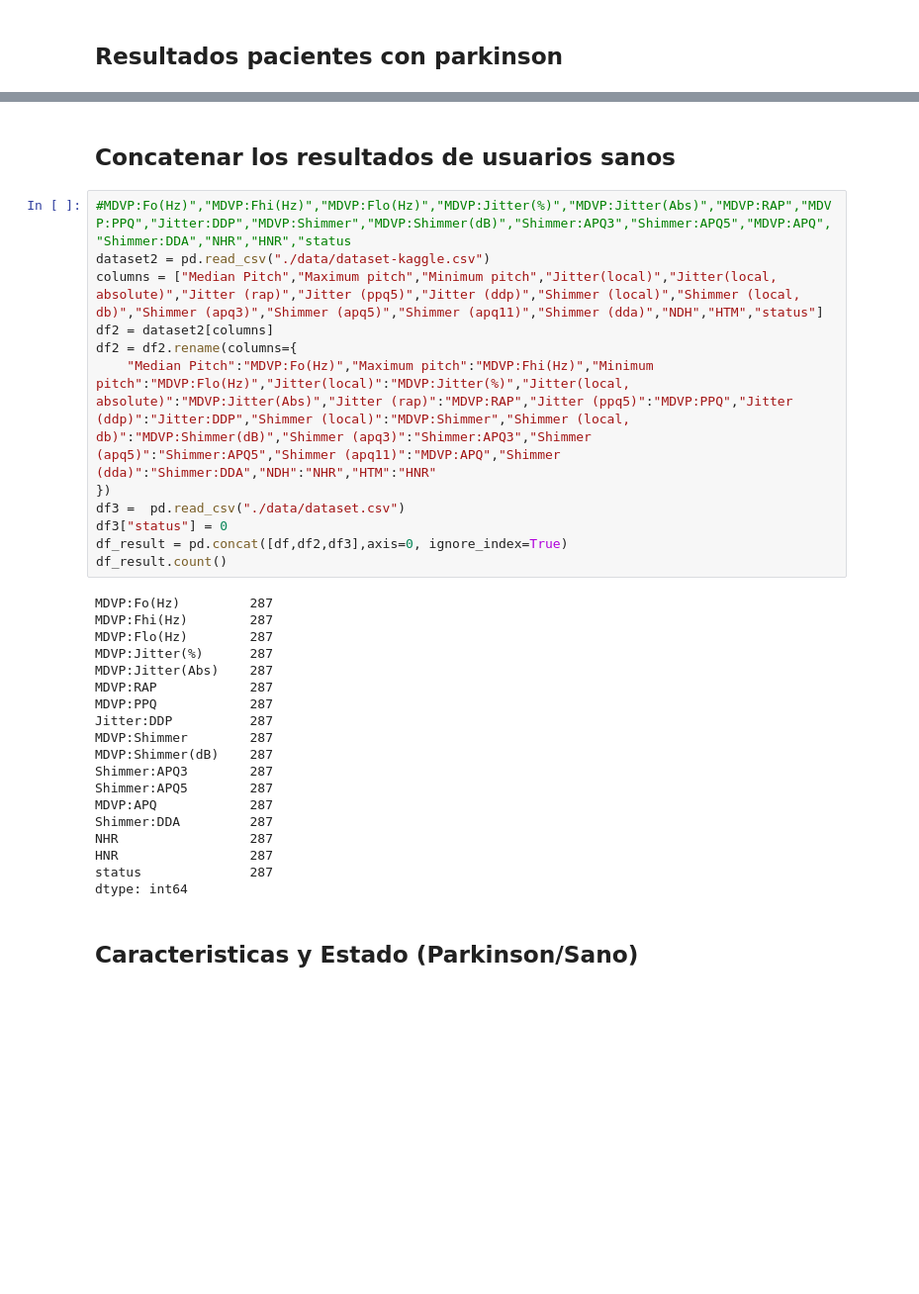
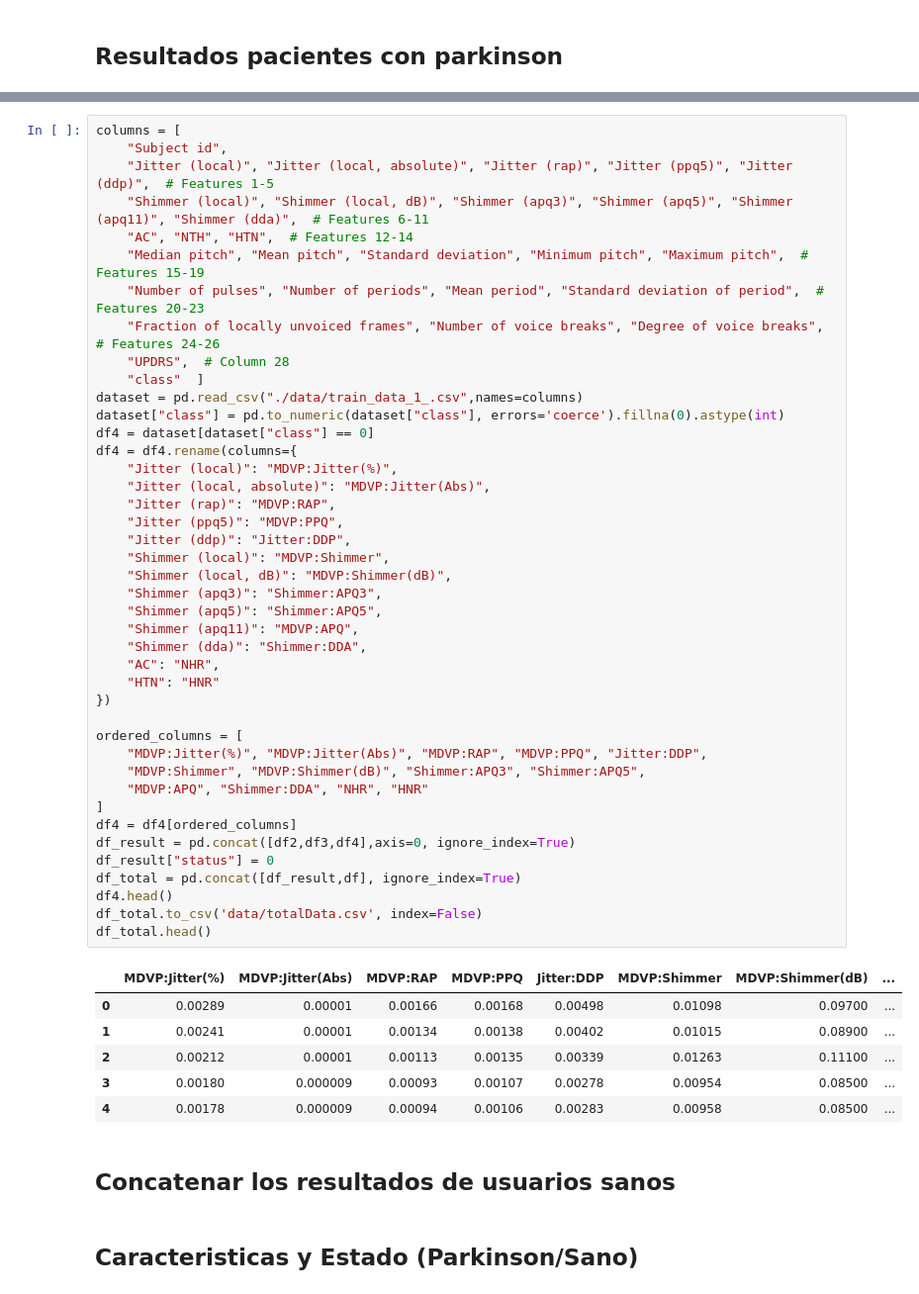
Before and after one commit to lggradosm/parkinson-server, a Jupyter notebook: entrenamiento.ipynb, the cells around one changed output, grey strips where cells are left out. Shown at 99% size. Cells and saved outputs as stored; diff of their text form; blank space fills up the shorter version.

```diff
--- a/entrenamiento.ipynb
+++ b/entrenamiento.ipynb
@@ -52,36 +143,54 @@ dtype: int64
+# %%
+columns = [
+    "Subject id",
+    "Jitter (local)", "Jitter (local, absolute)", "Jitter (rap)", "Jitter (ppq5)", "Jitter (ddp)",  # Features 1-5
+    "Shimmer (local)", "Shimmer (local, dB)", "Shimmer (apq3)", "Shimmer (apq5)", "Shimmer (apq11)", "Shimmer (dda)",  # Features 6-11
+    "AC", "NTH", "HTN",  # Features 12-14
+    "Median pitch", "Mean pitch", "Standard deviation", "Minimum pitch", "Maximum pitch",  # Features 15-19
+    "Number of pulses", "Number of periods", "Mean period", "Standard deviation of period",  # Features 20-23
+    "Fraction of locally unvoiced frames", "Number of voice breaks", "Degree of voice breaks",  # Features 24-26
+    "UPDRS",  # Column 28
+    "class"  ]
+dataset = pd.read_csv("./data/train_data_1_.csv",names=columns)
+dataset["class"] = pd.to_numeric(dataset["class"], errors='coerce').fillna(0).astype(int)
+df4 = dataset[dataset["class"] == 0]
+df4 = df4.rename(columns={
+    "Jitter (local)": "MDVP:Jitter(%)",
+    "Jitter (local, absolute)": "MDVP:Jitter(Abs)",
+    "Jitter (rap)": "MDVP:RAP",
+    "Jitter (ppq5)": "MDVP:PPQ",
+    "Jitter (ddp)": "Jitter:DDP",
+    "Shimmer (local)": "MDVP:Shimmer",
+    "Shimmer (local, dB)": "MDVP:Shimmer(dB)",
+    "Shimmer (apq3)": "Shimmer:APQ3",
+    "Shimmer (apq5)": "Shimmer:APQ5",
+    "Shimmer (apq11)": "MDVP:APQ",
+    "Shimmer (dda)": "Shimmer:DDA",
+    "AC": "NHR",
+    "HTN": "HNR"
+})
+
+ordered_columns = [
+    "MDVP:Jitter(%)", "MDVP:Jitter(Abs)", "MDVP:RAP", "MDVP:PPQ", "Jitter:DDP",
+    "MDVP:Shimmer", "MDVP:Shimmer(dB)", "Shimmer:APQ3", "Shimmer:APQ5",
+    "MDVP:APQ", "Shimmer:DDA", "NHR", "HNR"
+]
+df4 = df4[ordered_columns]
+df_result = pd.concat([df2,df3,df4],axis=0, ignore_index=True)
+df_result["status"] = 0
+df_total = pd.concat([df_result,df], ignore_index=True)
+df4.head()
+df_total.to_csv('data/totalData.csv', index=False)
+df_total.head()
+# %% [output]
+|  | MDVP:Jitter(%) | MDVP:Jitter(Abs) | MDVP:RAP | MDVP:PPQ | Jitter:DDP | MDVP:Shimmer | MDVP:Shimmer(dB) | ... |
+| 0 | 0.00289 | 0.00001 | 0.00166 | 0.00168 | 0.00498 | 0.01098 | 0.09700 | ... |
+| 1 | 0.00241 | 0.00001 | 0.00134 | 0.00138 | 0.00402 | 0.01015 | 0.08900 | ... |
+| 2 | 0.00212 | 0.00001 | 0.00113 | 0.00135 | 0.00339 | 0.01263 | 0.11100 | ... |
+| 3 | 0.00180 | 0.000009 | 0.00093 | 0.00107 | 0.00278 | 0.00954 | 0.08500 | ... |
+| 4 | 0.00178 | 0.000009 | 0.00094 | 0.00106 | 0.00283 | 0.00958 | 0.08500 | ... |
 # %% [markdown]
 ## Concatenar los resultados de usuarios sanos
-# %%
-#MDVP:Fo(Hz)","MDVP:Fhi(Hz)","MDVP:Flo(Hz)","MDVP:Jitter(%)","MDVP:Jitter(Abs)","MDVP:RAP","MDVP:PPQ","Jitter:DDP","MDVP:Shimmer","MDVP:Shimmer(dB)","Shimmer:APQ3","Shimmer:APQ5","MDVP:APQ","Shimmer:DDA","NHR","HNR","status
-dataset2 = pd.read_csv("./data/dataset-kaggle.csv")
-columns = ["Median Pitch","Maximum pitch","Minimum pitch","Jitter(local)","Jitter(local, absolute)","Jitter (rap)","Jitter (ppq5)","Jitter (ddp)","Shimmer (local)","Shimmer (local, db)","Shimmer (apq3)","Shimmer (apq5)","Shimmer (apq11)","Shimmer (dda)","NDH","HTM","status"]
-df2 = dataset2[columns]
-df2 = df2.rename(columns={
-    "Median Pitch":"MDVP:Fo(Hz)","Maximum pitch":"MDVP:Fhi(Hz)","Minimum pitch":"MDVP:Flo(Hz)","Jitter(local)":"MDVP:Jitter(%)","Jitter(local, absolute)":"MDVP:Jitter(Abs)","Jitter (rap)":"MDVP:RAP","Jitter (ppq5)":"MDVP:PPQ","Jitter (ddp)":"Jitter:DDP","Shimmer (local)":"MDVP:Shimmer","Shimmer (local, db)":"MDVP:Shimmer(dB)","Shimmer (apq3)":"Shimmer:APQ3","Shimmer (apq5)":"Shimmer:APQ5","Shimmer (apq11)":"MDVP:APQ","Shimmer (dda)":"Shimmer:DDA","NDH":"NHR","HTM":"HNR"
-})
-df3 =  pd.read_csv("./data/dataset.csv")
-df3["status"] = 0
-df_result = pd.concat([df,df2,df3],axis=0, ignore_index=True)
-df_result.count()
-# %% [output]
-MDVP:Fo(Hz)         287
-MDVP:Fhi(Hz)        287
-MDVP:Flo(Hz)        287
-MDVP:Jitter(%)      287
-MDVP:Jitter(Abs)    287
-MDVP:RAP            287
-MDVP:PPQ            287
-Jitter:DDP          287
-MDVP:Shimmer        287
-MDVP:Shimmer(dB)    287
-Shimmer:APQ3        287
-Shimmer:APQ5        287
-MDVP:APQ            287
-Shimmer:DDA         287
-NHR                 287
-HNR                 287
-status              287
-dtype: int64
 # %% [markdown]
 ## Caracteristicas y Estado (Parkinson/Sano)
 # %% [markdown]
```
Also changed, not shown: parts of 12 cells of this notebook, 22 other files.
